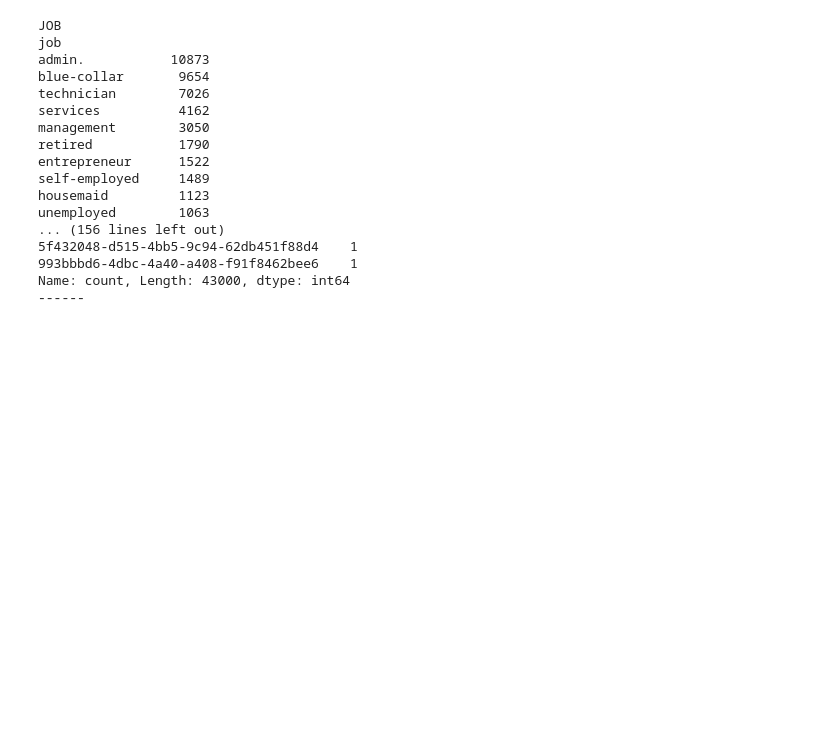
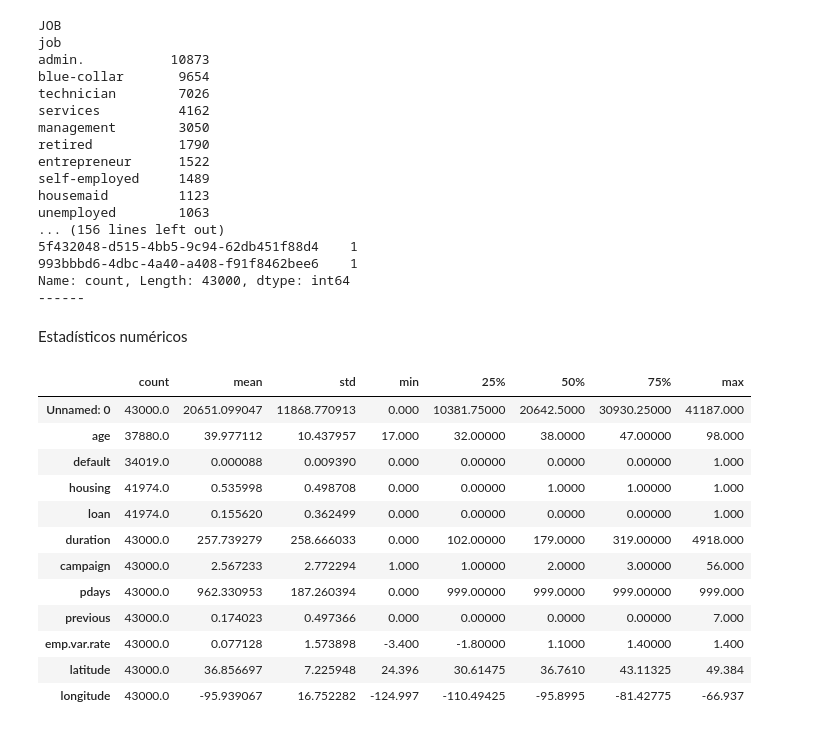
Before and after one commit to juanpamtx/Proyecto_07.Python_for_data, a Jupyter notebook: Notebook/bank-additional/raw/01_eda_preliminar_bank_bruto.ipynb, the cells around one changed output. Drawn from its saved outputs; the diff is of its cells as text; code cells hidden in the pictures; blank space fills up the shorter version.

```diff
--- a/Notebook/01_eda_preliminar_bank_bruto.ipynb
+++ b/Notebook/bank-additional/raw/01_eda_preliminar_bank_bruto.ipynb
@@ -125,6 +127,24 @@ unemployed        1063
 993bbbd6-4dbc-4a40-a408-f91f8462bee6    1
 Name: count, Length: 43000, dtype: int64
 ------
+# %% [markdown]
+Estadísticos numéricos
+# %%
+display(df_bank.describe().T)
+# %% [output]
+|  | count | mean | std | min | 25% | 50% | 75% | max |
+| Unnamed: 0 | 43000.0 | 20651.099047 | 11868.770913 | 0.000 | 10381.75000 | 20642.5000 | 30930.25000 | 41187.000 |
+| age | 37880.0 | 39.977112 | 10.437957 | 17.000 | 32.00000 | 38.0000 | 47.00000 | 98.000 |
+| default | 34019.0 | 0.000088 | 0.009390 | 0.000 | 0.00000 | 0.0000 | 0.00000 | 1.000 |
+| housing | 41974.0 | 0.535998 | 0.498708 | 0.000 | 0.00000 | 1.0000 | 1.00000 | 1.000 |
+| loan | 41974.0 | 0.155620 | 0.362499 | 0.000 | 0.00000 | 0.0000 | 0.00000 | 1.000 |
+| duration | 43000.0 | 257.739279 | 258.666033 | 0.000 | 102.00000 | 179.0000 | 319.00000 | 4918.000 |
+| campaign | 43000.0 | 2.567233 | 2.772294 | 1.000 | 1.00000 | 2.0000 | 3.00000 | 56.000 |
+| pdays | 43000.0 | 962.330953 | 187.260394 | 0.000 | 999.00000 | 999.0000 | 999.00000 | 999.000 |
+| previous | 43000.0 | 0.174023 | 0.497366 | 0.000 | 0.00000 | 0.0000 | 0.00000 | 7.000 |
+| emp.var.rate | 43000.0 | 0.077128 | 1.573898 | -3.400 | -1.80000 | 1.1000 | 1.40000 | 1.400 |
+| latitude | 43000.0 | 36.856697 | 7.225948 | 24.396 | 30.61475 | 36.7610 | 43.11325 | 49.384 |
+| longitude | 43000.0 | -95.939067 | 16.752282 | -124.997 | -110.49425 | -95.8995 | -81.42775 | -66.937 |
 # %% [markdown]
 **Función EDA_preliminar**
 
```
Also changed, not shown: parts of 14 cells of this notebook, 8 other files.
